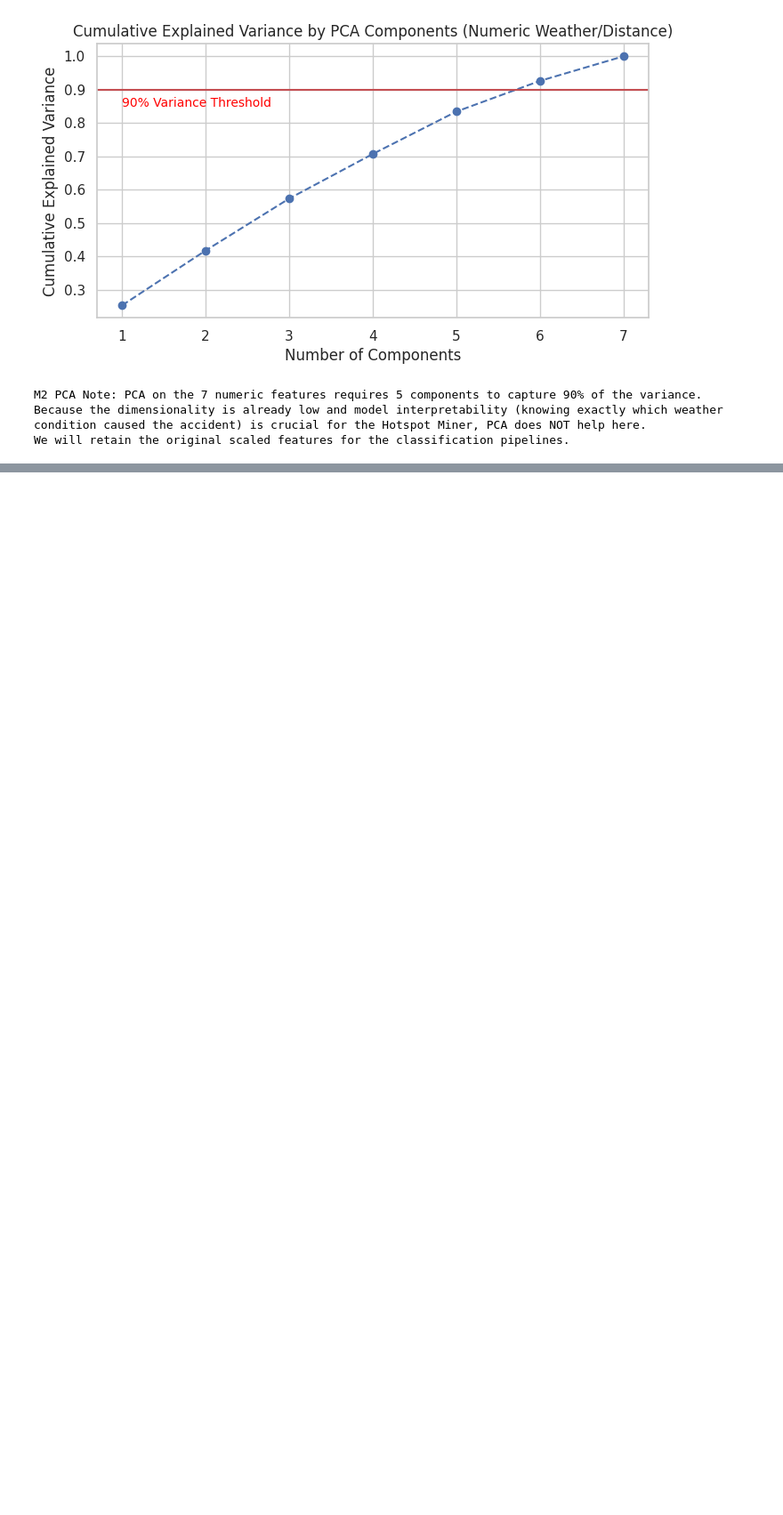
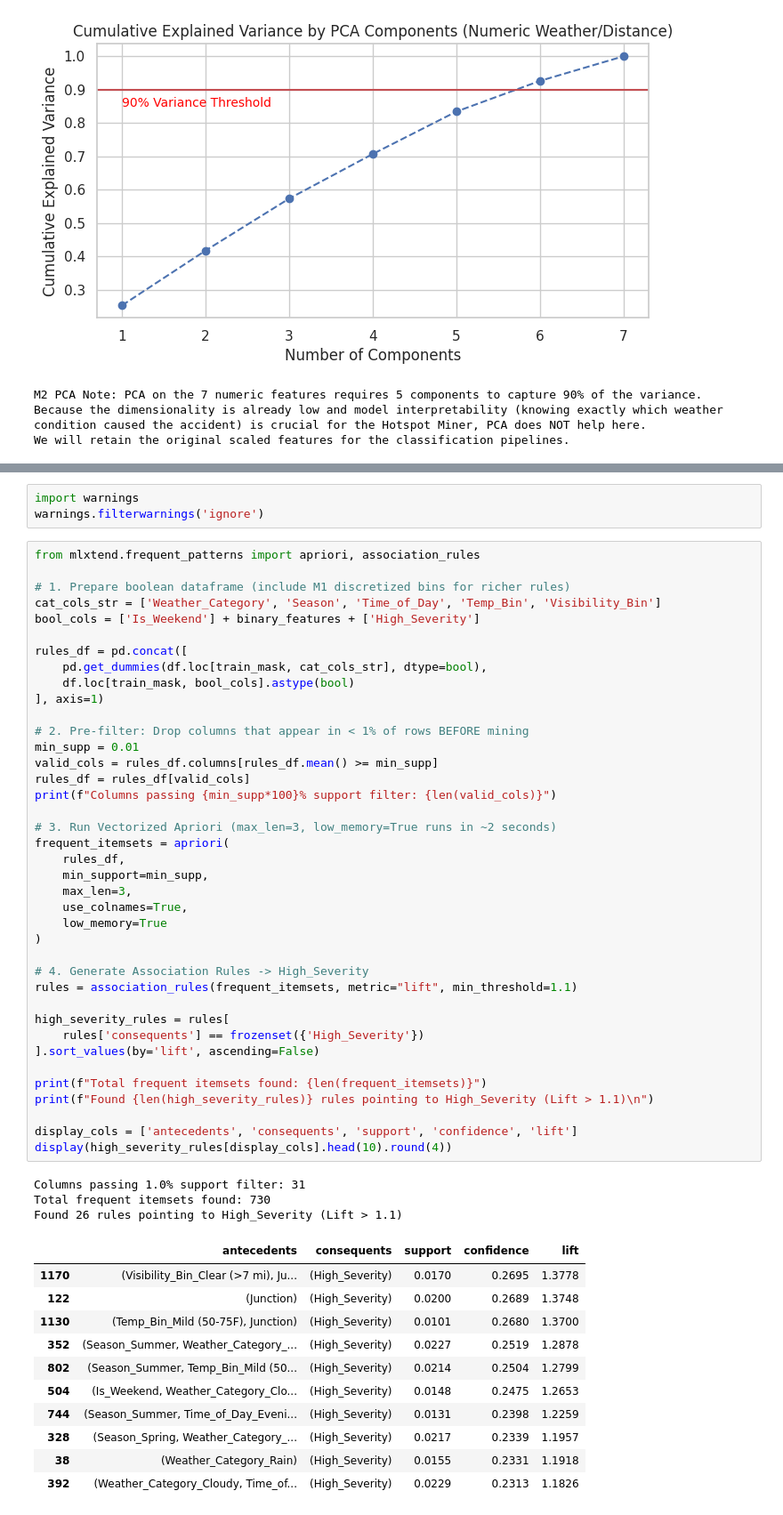
Before and after one commit to shahzaibali-edu/Road-Accident-Hotspot-Miner, a Jupyter notebook: P13_Hotspot_Miner.ipynb, the cells around one changed output, grey strips where cells are left out. Shown at 89% size. Drawn from its saved outputs; the diff is of its cells as text; blank space fills up the shorter version.

```diff
--- a/P13_Hotspot_Miner.ipynb
+++ b/P13_Hotspot_Miner.ipynb
@@ -789 +796,58 @@ weighted avg       0.81      0.27      0.32     99423
 [figure]
+# %%
+import warnings
+warnings.filterwarnings('ignore')
+# %%
+from mlxtend.frequent_patterns import apriori, association_rules
+
+# 1. Prepare boolean dataframe (include M1 discretized bins for richer rules)
+cat_cols_str = ['Weather_Category', 'Season', 'Time_of_Day', 'Temp_Bin', 'Visibility_Bin']
+bool_cols = ['Is_Weekend'] + binary_features + ['High_Severity']
+
+rules_df = pd.concat([
+    pd.get_dummies(df.loc[train_mask, cat_cols_str], dtype=bool),
+    df.loc[train_mask, bool_cols].astype(bool)
+], axis=1)
+
+# 2. Pre-filter: Drop columns that appear in < 1% of rows BEFORE mining
+min_supp = 0.01
+valid_cols = rules_df.columns[rules_df.mean() >= min_supp]
+rules_df = rules_df[valid_cols]
+print(f"Columns passing {min_supp*100}% support filter: {len(valid_cols)}")
+
+# 3. Run Vectorized Apriori (max_len=3, low_memory=True runs in ~2 seconds)
+frequent_itemsets = apriori(
+    rules_df,
+    min_support=min_supp,
+    max_len=3,
+    use_colnames=True,
+    low_memory=True
+)
+
+# 4. Generate Association Rules -> High_Severity
+rules = association_rules(frequent_itemsets, metric="lift", min_threshold=1.1)
+
+high_severity_rules = rules[
+    rules['consequents'] == frozenset({'High_Severity'})
+].sort_values(by='lift', ascending=False)
+
+print(f"Total frequent itemsets found: {len(frequent_itemsets)}")
+print(f"Found {len(high_severity_rules)} rules pointing to High_Severity (Lift > 1.1)\n")
+
+display_cols = ['antecedents', 'consequents', 'support', 'confidence', 'lift']
+display(high_severity_rules[display_cols].head(10).round(4))
+# %% [output]
+Columns passing 1.0% support filter: 31
+Total frequent itemsets found: 730
+Found 26 rules pointing to High_Severity (Lift > 1.1)
+|  | antecedents | consequents | support | confidence | lift |
+| 1170 | (Visibility_Bin_Clear (>7 mi), Ju... | (High_Severity) | 0.0170 | 0.2695 | 1.3778 |
+| 122 | (Junction) | (High_Severity) | 0.0200 | 0.2689 | 1.3748 |
+| 1130 | (Temp_Bin_Mild (50-75F), Junction) | (High_Severity) | 0.0101 | 0.2680 | 1.3700 |
+| 352 | (Season_Summer, Weather_Category_... | (High_Severity) | 0.0227 | 0.2519 | 1.2878 |
+| 802 | (Season_Summer, Temp_Bin_Mild (50... | (High_Severity) | 0.0214 | 0.2504 | 1.2799 |
+| 504 | (Is_Weekend, Weather_Category_Clo... | (High_Severity) | 0.0148 | 0.2475 | 1.2653 |
+| 744 | (Season_Summer, Time_of_Day_Eveni... | (High_Severity) | 0.0131 | 0.2398 | 1.2259 |
+| 328 | (Season_Spring, Weather_Category_... | (High_Severity) | 0.0217 | 0.2339 | 1.1957 |
+| 38 | (Weather_Category_Rain) | (High_Severity) | 0.0155 | 0.2331 | 1.1918 |
+| 392 | (Weather_Category_Cloudy, Time_of... | (High_Severity) | 0.0229 | 0.2313 | 1.1826 |
```
Also changed, not shown: parts of 3 cells of this notebook.
